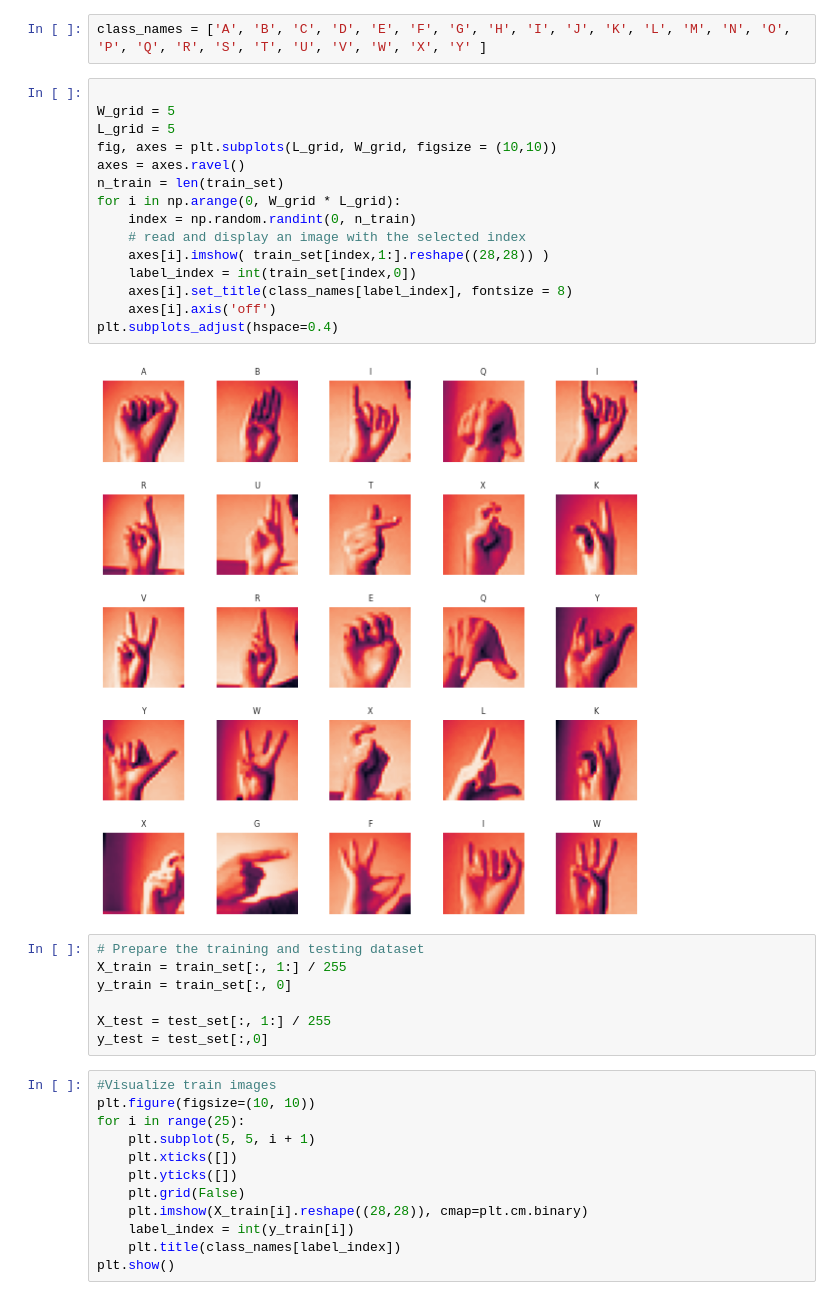
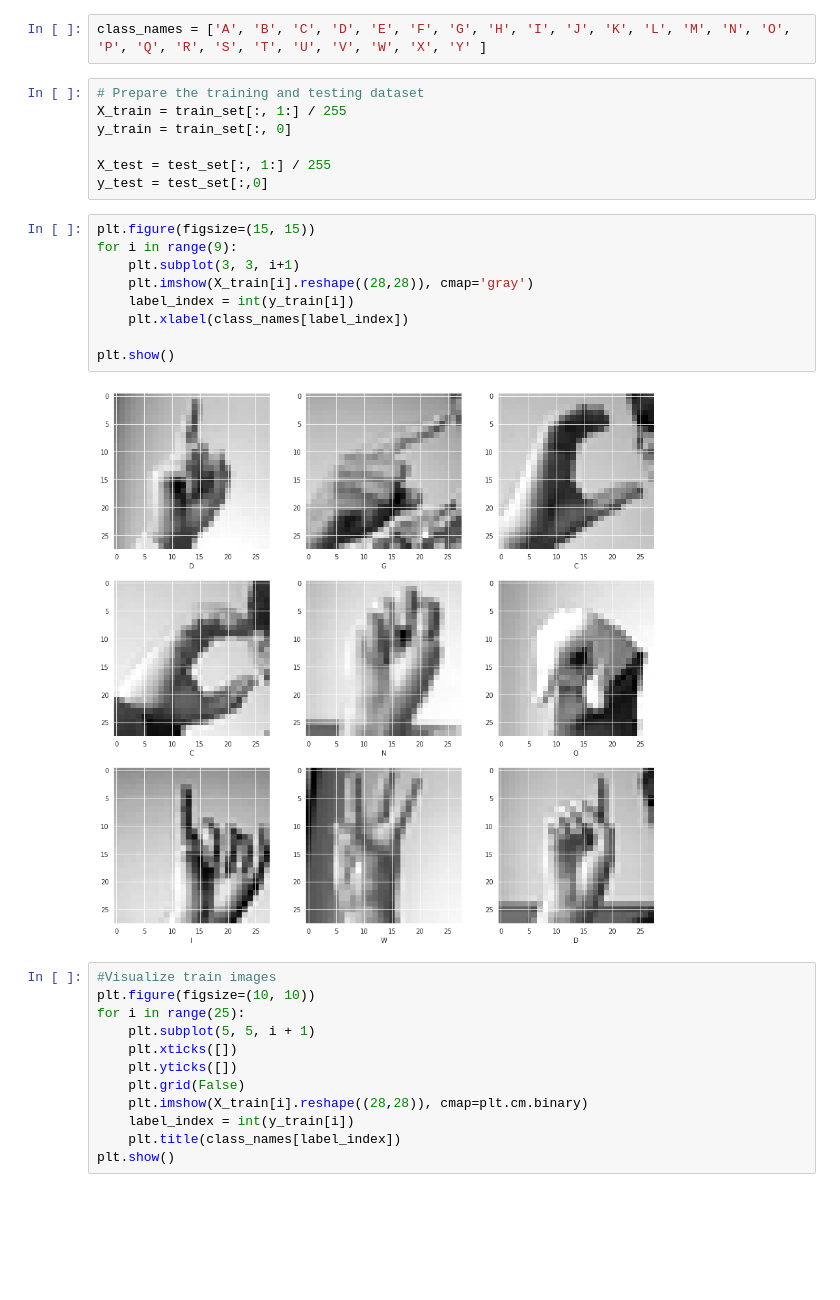
Before and after one commit to praveen-kumars/Sign-Language-Recognition, a Jupyter notebook: Sign_Language_Recognition.ipynb, the cells around one changed output. Drawn from its saved outputs; the diff is of its cells as text; blank space fills up the shorter version.

```diff
--- a/Sign_Language_Recognition.ipynb
+++ b/Sign_Language_Recognition.ipynb
@@ -65,23 +65,6 @@ train_set = np.array(train, dtype = 'float32')
 test_set = np.array(test, dtype='float32')
 # %%
 class_names = ['A', 'B', 'C', 'D', 'E', 'F', 'G', 'H', 'I', 'J', 'K', 'L', 'M', 'N', 'O', 'P', 'Q', 'R', 'S', 'T', 'U', 'V', 'W', 'X', 'Y' ]
-# %%
-
-W_grid = 5
-L_grid = 5
-fig, axes = plt.subplots(L_grid, W_grid, figsize = (10,10))
-axes = axes.ravel()
-n_train = len(train_set)
-for i in np.arange(0, W_grid * L_grid):
-    index = np.random.randint(0, n_train)
-    # read and display an image with the selected index
-    axes[i].imshow( train_set[index,1:].reshape((28,28)) )
-    label_index = int(train_set[index,0])
-    axes[i].set_title(class_names[label_index], fontsize = 8)
-    axes[i].axis('off')
-plt.subplots_adjust(hspace=0.4)
-# %% [output]
-[figure, removed]
 # %%
 # Prepare the training and testing dataset
 X_train = train_set[:, 1:] / 255
@@ -89,6 +72,17 @@ y_train = train_set[:, 0]
 
 X_test = test_set[:, 1:] / 255
 y_test = test_set[:,0]
+# %%
+plt.figure(figsize=(15, 15))
+for i in range(9):
+    plt.subplot(3, 3, i+1)
+    plt.imshow(X_train[i].reshape((28,28)), cmap='gray')
+    label_index = int(y_train[i])
+    plt.xlabel(class_names[label_index])
+
+plt.show()
+# %% [output]
+[figure, added]
 # %%
 #Visualize train images
 plt.figure(figsize=(10, 10))
```
Also changed, not shown: parts of 7 cells of this notebook.
